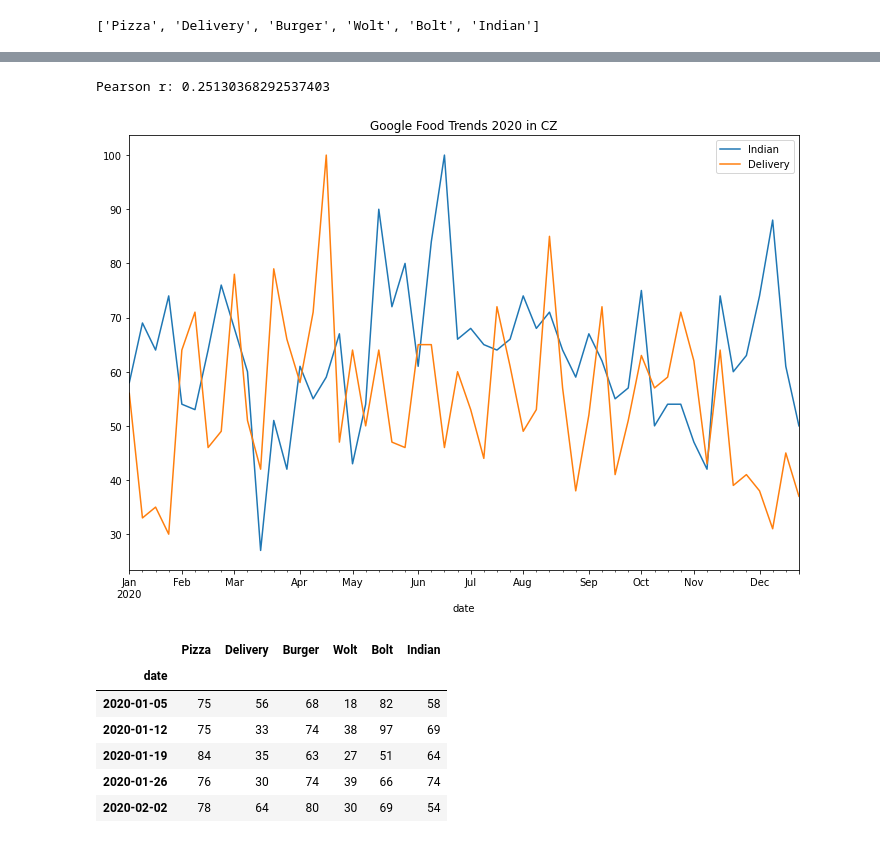
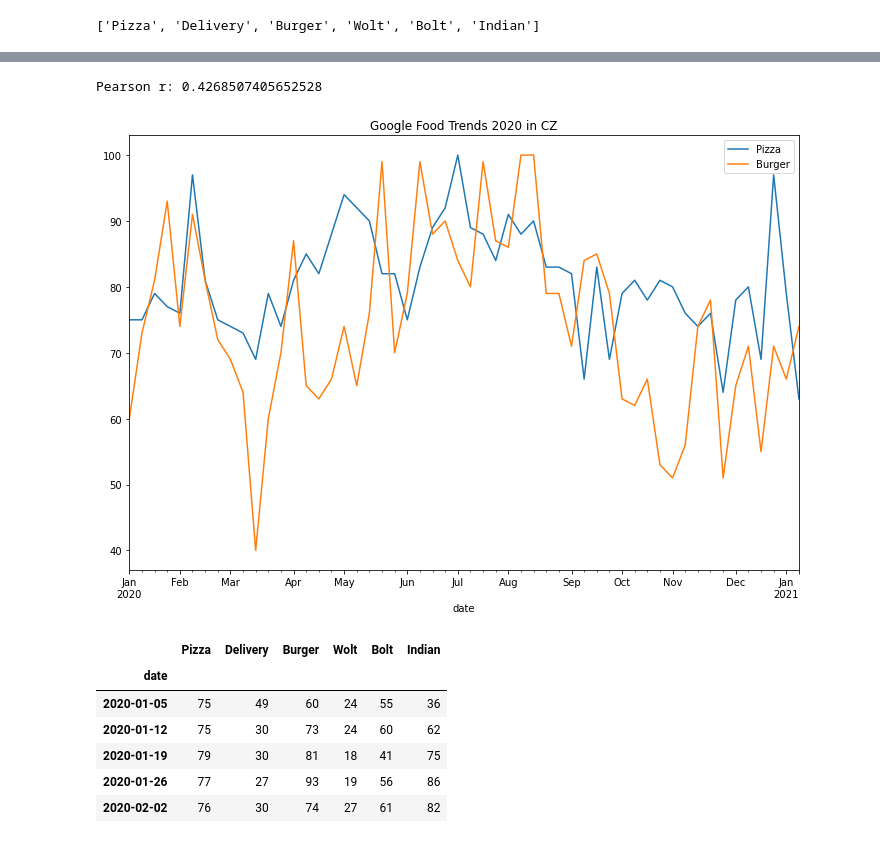
Before and after one commit to ArashGha/FinalProject, a Jupyter notebook: Google Trends Data.ipynb, the cells around one changed output, grey strips where cells are left out. Drawn from its saved outputs; the diff is of its cells as text; code cells hidden in the pictures.

```diff
--- a/Google Trends Data.ipynb
+++ b/Google Trends Data.ipynb
@@ -49,7 +49,7 @@ for x in range(0,len(df2)):
      pytrend.build_payload(
      kw_list=keywords,
      cat=0,
-     timeframe='2020-01-01 2020-12-31',
+     timeframe='2020-01-01 2021-01-15',
      geo='CZ')
      data = pytrend.interest_over_time()
      if not data.empty:
@@ -77,12 +78,13 @@ result_2020_cz.plot()
 # %%
-overall_pearson_r = result_2020_cz.corr().iloc[0,5]
+#Checking correlation
+overall_pearson_r = result_2020_cz.corr().iloc[0,2]
 print(f"Pearson r: {overall_pearson_r}")
 # %% [output]
-Pearson r: 0.25130368292537403
+Pearson r: 0.4268507405652528
 # %%
-dx = result_2020_cz.plot(figsize = (12,8), y=["Indian","Delivery"], kind="line", title = "Google Food Trends 2020 in CZ")
+dx = result_2020_cz.plot(figsize = (12,8), y=["Pizza","Burger"], kind="line", title = "Google Food Trends 2020 in CZ")
 # %% [output]
-[figure, old version]
+[figure, new version]
 # %%
 dataset2 = []
 # %%
@@ -110,8 +112,8 @@ result_2020_ger.head()
 # %% [output]
 |  | Pizza | Delivery | Burger | Wolt | Bolt | Indian |
 | date |  |  |  |  |  |  |
-| 2020-01-05 | 75 | 56 | 68 | 18 | 82 | 58 |
-| 2020-01-12 | 75 | 33 | 74 | 38 | 97 | 69 |
-| 2020-01-19 | 84 | 35 | 63 | 27 | 51 | 64 |
-| 2020-01-26 | 76 | 30 | 74 | 39 | 66 | 74 |
-| 2020-02-02 | 78 | 64 | 80 | 30 | 69 | 54 |
+| 2020-01-05 | 75 | 49 | 60 | 24 | 55 | 36 |
+| 2020-01-12 | 75 | 30 | 73 | 24 | 60 | 62 |
+| 2020-01-19 | 79 | 30 | 81 | 18 | 41 | 75 |
+| 2020-01-26 | 77 | 27 | 93 | 19 | 56 | 86 |
+| 2020-02-02 | 76 | 30 | 74 | 27 | 61 | 82 |
```
Also changed, not shown: parts of 14 cells of this notebook.
